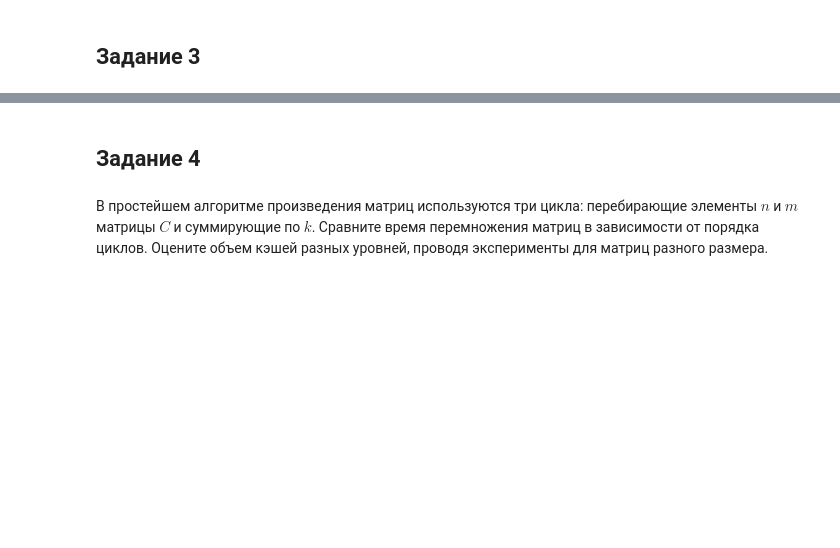
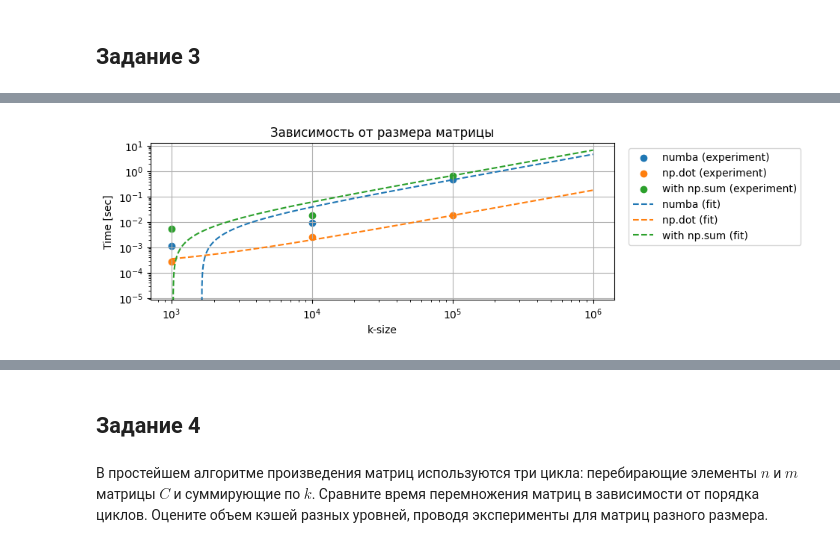
Before and after one commit to isvoropaev02/matrix_algorithms, a Jupyter notebook: lab1/main_lab1.ipynb, the cells around one changed output, grey strips where cells are left out. Cells and saved outputs as stored; diff of their text form; code cells hidden in the pictures; blank space fills up the shorter version.

```diff
--- a/lab1/main_lab1.ipynb
+++ b/lab1/main_lab1.ipynb
@@ -208,0 +219,30 @@ plt.show()
+# %%
+numba_fit_coeffs = np.polyfit(varying_size_k, ksize_time_numba, 1)
+numpy_fit_coeffs = np.polyfit(varying_size_k, ksize_time_numpy, 1)
+sum_fit_coeffs = np.polyfit(varying_size_k, ksize_time_sum, 1)
+
+numba_poly = np.poly1d(numba_fit_coeffs)
+numpy_poly = np.poly1d(numpy_fit_coeffs)
+sum_poly = np.poly1d(sum_fit_coeffs)
+
+ksize_for_plot = np.logspace(3, 6, 1000)
+
+
+fig2 = plt.figure(figsize=[8,6])
+ax_1 = fig2.add_subplot(211)
+ax_1.set_title(r'Зависимость от размера матрицы')
+ax_1.scatter(varying_size_k[3:], ksize_time_numba[3:], label="numba (experiment)")
+ax_1.scatter(varying_size_k[3:], ksize_time_numpy[3:], label="np.dot (experiment)")
+ax_1.scatter(varying_size_k[3:], ksize_time_sum[3:], label="with np.sum (experiment)")
+ax_1.plot(ksize_for_plot, numba_poly(ksize_for_plot), "--", label="numba (fit)")
+ax_1.plot(ksize_for_plot, numpy_poly(ksize_for_plot), "--", label="np.dot (fit)")
+ax_1.plot(ksize_for_plot, sum_poly(ksize_for_plot), "--",label="with np.sum (fit)")
+ax_1.set_xlabel('k-size')
+ax_1.set_ylabel('Time [sec]')
+ax_1.set_xscale('log')
+ax_1.set_yscale('log')
+ax_1.legend(bbox_to_anchor=(1.02, 1))
+ax_1.grid()
+plt.show()
+# %% [output]
+[figure, added]
```
Also changed, not shown: parts of 13 cells of this notebook.
